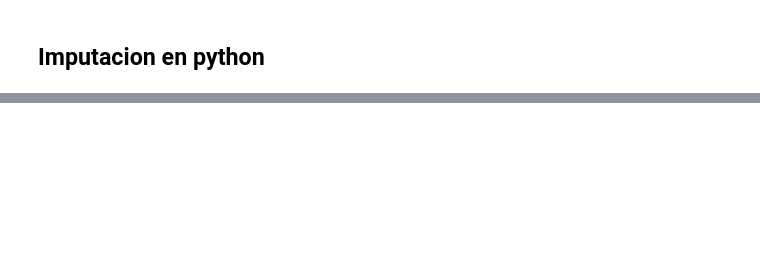
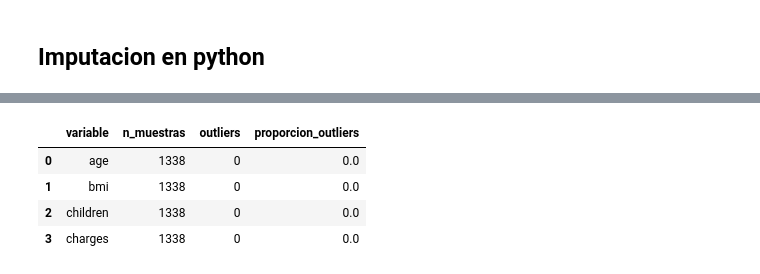
Before and after one commit to Hypotermya/Dataviz_actividad, a Jupyter notebook: _sources/notebooks.ipynb, the cells around one changed output, grey strips where cells are left out. Drawn from its saved outputs; the diff is of its cells as text; code cells hidden in the pictures; blank space fills up the shorter version.

```diff
--- a/_sources/notebooks.ipynb
+++ b/_sources/notebooks.ipynb
@@ -327,0 +439,8 @@ prueba_normalidad(df)
+# %%
+detectar_outliers(df_imputado)
+# %% [output]
+|  | variable | n_muestras | outliers | proporcion_outliers |
+| 0 | age | 1338 | 0 | 0.0 |
+| 1 | bmi | 1338 | 0 | 0.0 |
+| 2 | children | 1338 | 0 | 0.0 |
+| 3 | charges | 1338 | 0 | 0.0 |
```
Also changed, not shown: parts of 14 cells of this notebook, 18 other files.
